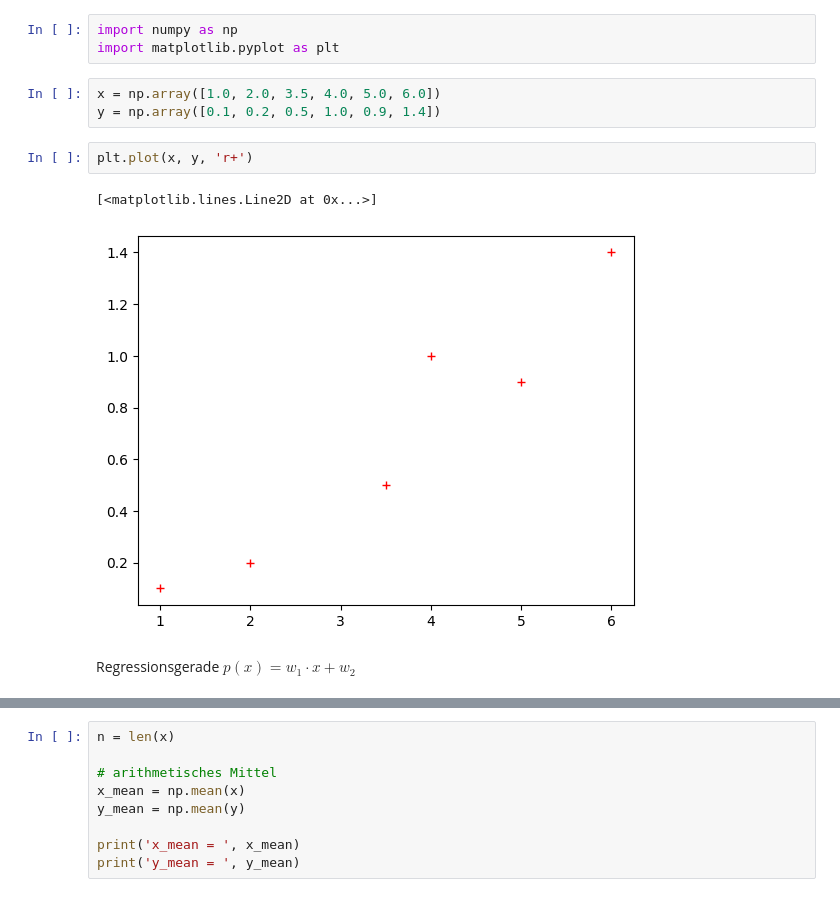
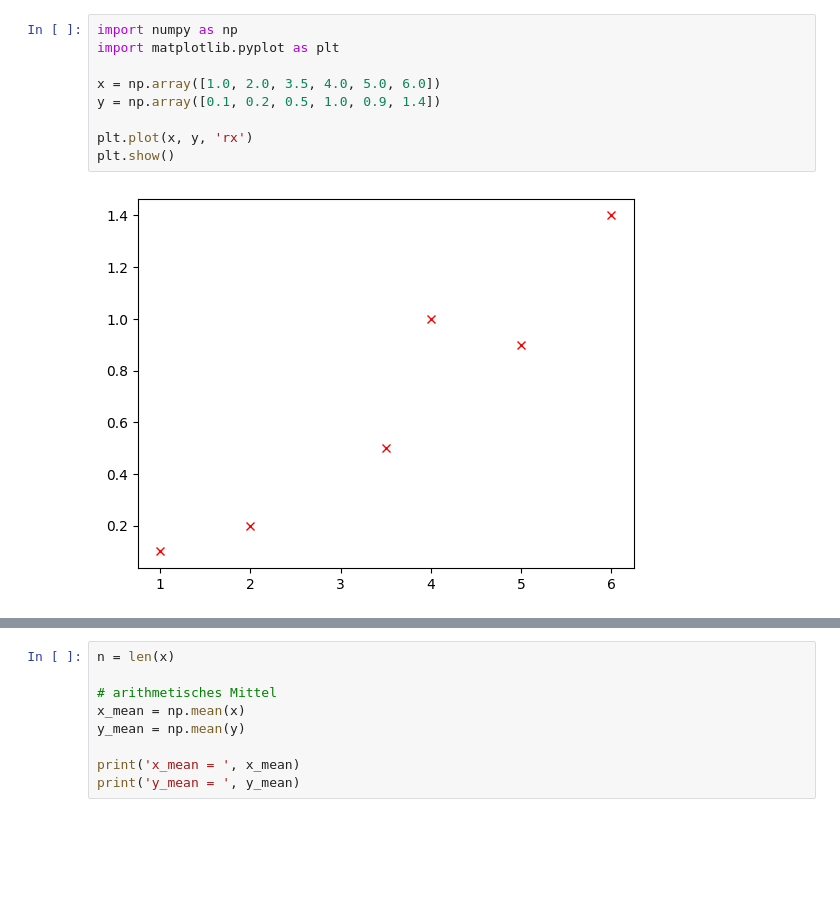
Before and after one commit to nicosrm/24-num, a Jupyter notebook: src/seminars/s01_lin_reg.ipynb, the cells around one changed output, grey strips where cells are left out. Cells and saved outputs as stored; diff of their text form; blank space fills up the shorter version.

```diff
--- a/src/seminars/s01.ipynb
+++ b/src/seminars/s01_lin_reg.ipynb
@@ -5,13 +7,11 @@
-# %%
-import numpy as np
-import matplotlib.pyplot as plt
 # %%
+import numpy as np
+import matplotlib.pyplot as plt
+
 x = np.array([1.0, 2.0, 3.5, 4.0, 5.0, 6.0])
 y = np.array([0.1, 0.2, 0.5, 1.0, 0.9, 1.4])
+
+plt.plot(x, y, 'rx')
+plt.show()
+# %% [output]
+[figure, added]
-# %%
-plt.plot(x, y, 'r+')
-# %% [output]
-[<matplotlib.lines.Line2D at 0x...>]
-[figure, removed]
-# %% [markdown]
-Regressionsgerade $p(x) = w_1 \cdot x + w_2$
```
Also changed, not shown: parts of 17 cells of this notebook, 1 other file.
